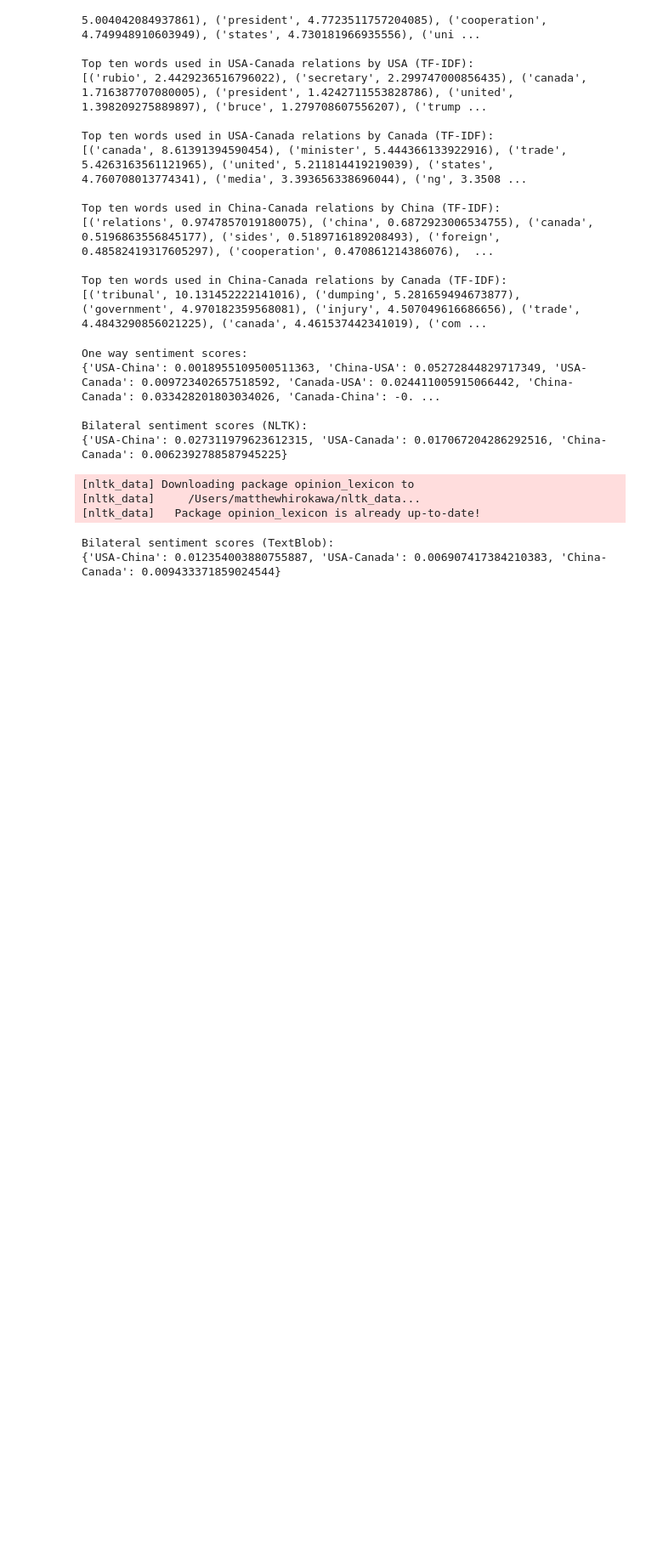
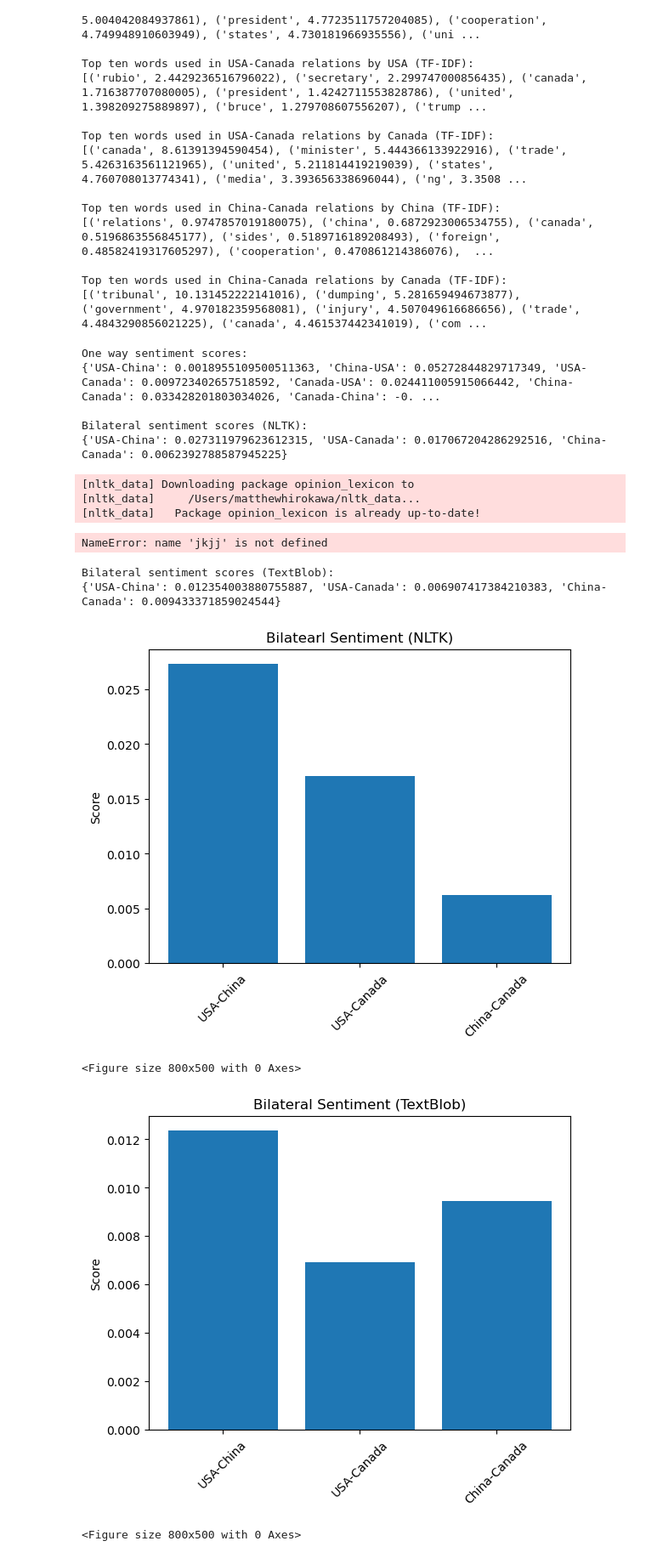
Before and after one commit to matthewhirokawa/exchange_rate_analysis, a Jupyter notebook: sentiment_processing.ipynb, the cells around one changed output. Shown at 85% size. Cells and saved outputs as stored; diff of their text form; code cells hidden in the pictures; blank space fills up the shorter version.

Commit message:
added graphs of bilateral sentiment

```diff
--- a/sentiment_processing.ipynb
+++ b/sentiment_processing.ipynb
@@ -222,6 +222,10 @@ Bilateral sentiment scores (NLTK):
 [nltk_data] Downloading package opinion_lexicon to
 [nltk_data]     /Users/matthewhirokawa/nltk_data...
 [nltk_data]   Package opinion_lexicon is already up-to-date!
+# %%
+jkjj
+# %% [output]
+NameError: name 'jkjj' is not defined
 # %%
 #robustness check on sentiment value by using TextBlob instead of NLTK
 #TextBlob handles extremity of words, more negative for more hostile, more positive for more friendly
@@ -266,6 +270,36 @@ print(bilateral_sentiment_scores_textblob)
 # %% [output]
 Bilateral sentiment scores (TextBlob):
 {'USA-China': 0.012354003880755887, 'USA-Canada': 0.006907417384210383, 'China-Canada': 0.009433371859024544}
+# %%
+#graph sentiment and bilateral sentiment on bar graph
+keys = list(bilateral_sentiment_scores_nltk.keys())
+values = list(bilateral_sentiment_scores_nltk.values())
+
+# Plot
+plt.bar(keys, values)
+
+# Add titles and labels
+plt.title('Bilatearl Sentiment (NLTK)')
+plt.ylabel('Score')
+plt.xticks(rotation=45)
+plt.show()
+
+keys = list(bilateral_sentiment_scores_textblob.keys())
+values = list(bilateral_sentiment_scores_textblob.values())
+
+# Plot
+plt.bar(keys, values)
+
+# Add titles and labels
+plt.title('Bilateral Sentiment (TextBlob)')
+plt.ylabel('Score')
+plt.xticks(rotation=45)
+plt.show()
+# %% [output]
+[figure, added]
+<Figure size 800x500 with 0 Axes>
+[figure, added]
+<Figure size 800x500 with 0 Axes>
 # %%
 #get monthly tfidf values for each country relationship (one way)
 def compute_monthly_tfidf_dict(df, tokenizer):
```
Also changed, not shown: parts of 1 cell of this notebook.
